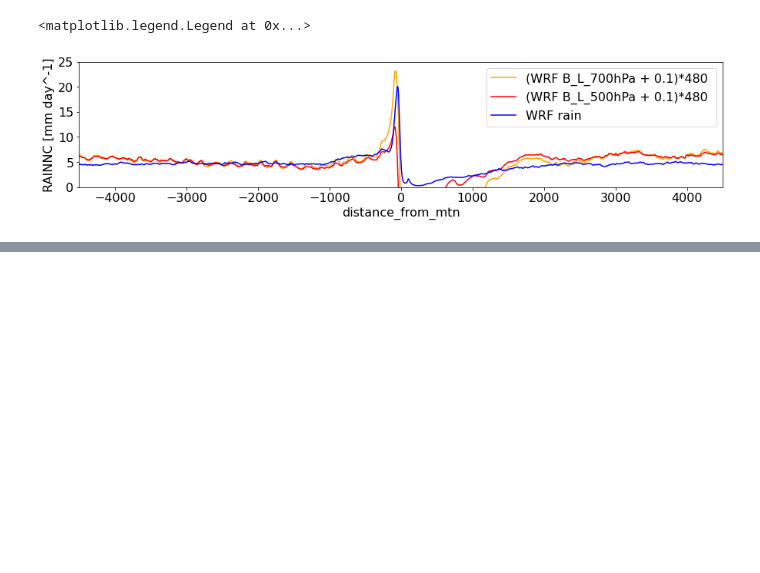
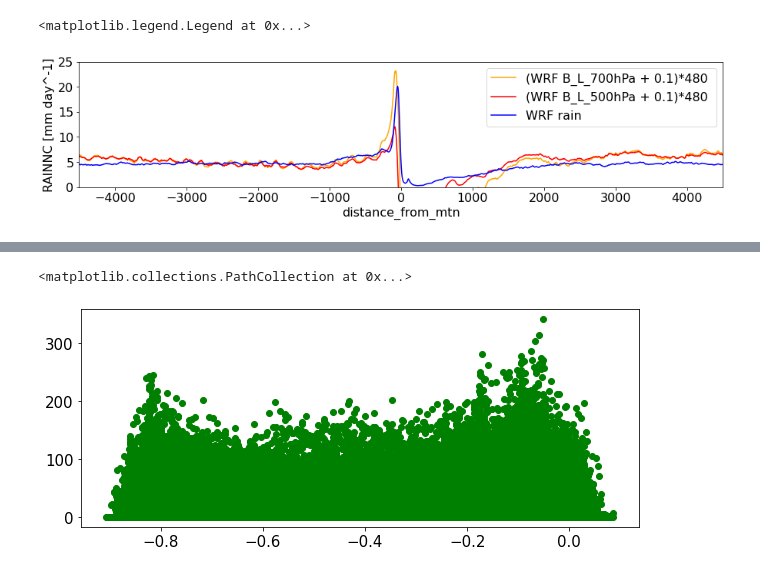
Before and after one commit to qnicolas/orographicPrecipitation, a Jupyter notebook: wrfProcessing/wrfDeepAhmedDiag.ipynb, the cells around one changed output, grey strips where cells are left out. Saved outputs shown, nothing was run; the diff lists cells and outputs as text; code cells hidden in the pictures; blank space fills up the shorter version.

```diff
--- a/wrfProcessing/wrfDeepAhmedDiag.ipynb
+++ b/wrfProcessing/wrfDeepAhmedDiag.ipynb
@@ -214,0 +291,4 @@ plt.legend()
+# %%
+W10S300.QL = W10S300.Q.isel(bottom_top=slice(9,30)).mean('bottom_top')
+W12S300.QL = W12S300.Q.isel(bottom_top=slice(9,30)).mean('bottom_top')
+W10S296.QL = W10S296.Q.isel(bottom_top=slice(9,30)).mean('bottom_top')
@@ -214,0 +427,6 @@ plt.legend()
+# %%
+_,ax=plt.subplots(figsize=(10,4))
+ax.scatter(W10S300.BL[-10:,:,:-1000:],W10S300.precip[-10:,:,:-1000:],color='g')
+# %% [output]
+<matplotlib.collections.PathCollection at 0x...>
+[figure, added]
```
Also changed, not shown: parts of 43 cells of this notebook, 49 other files.
